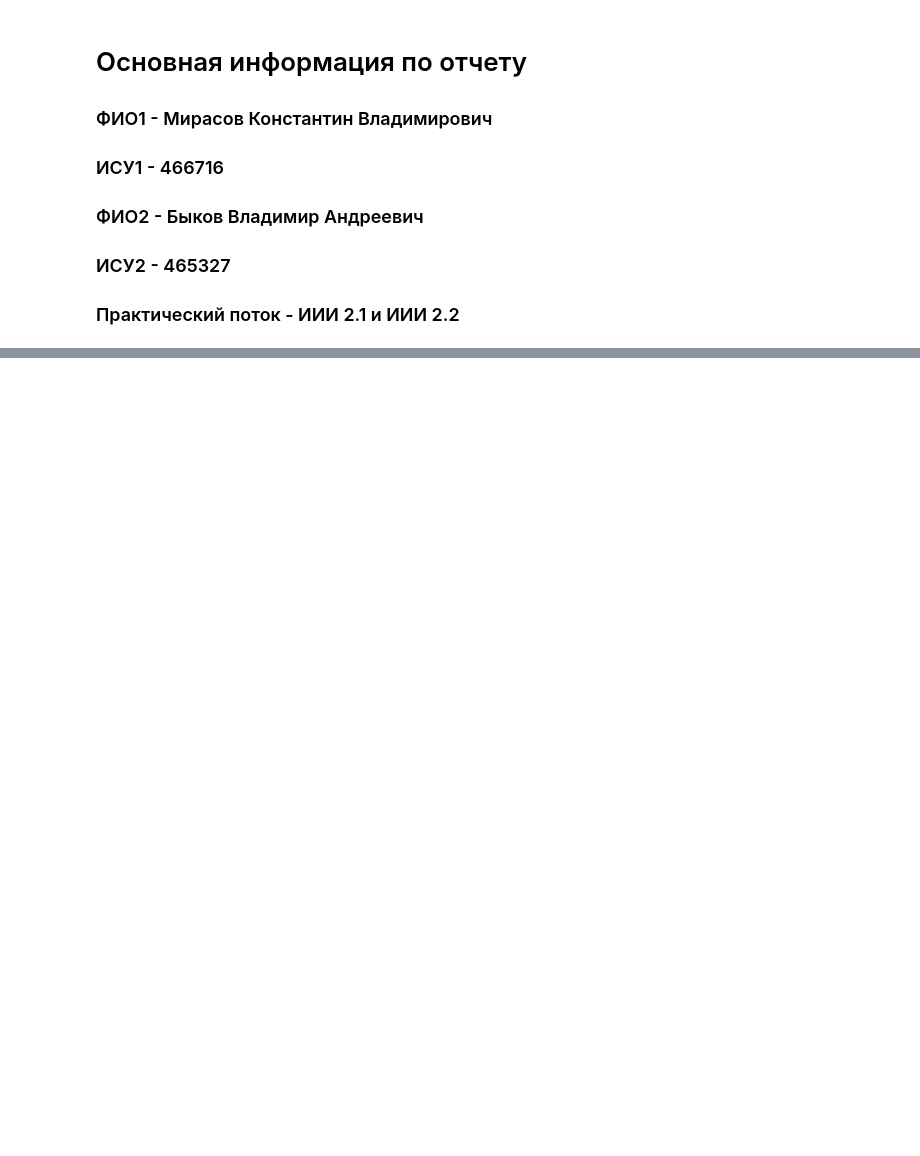
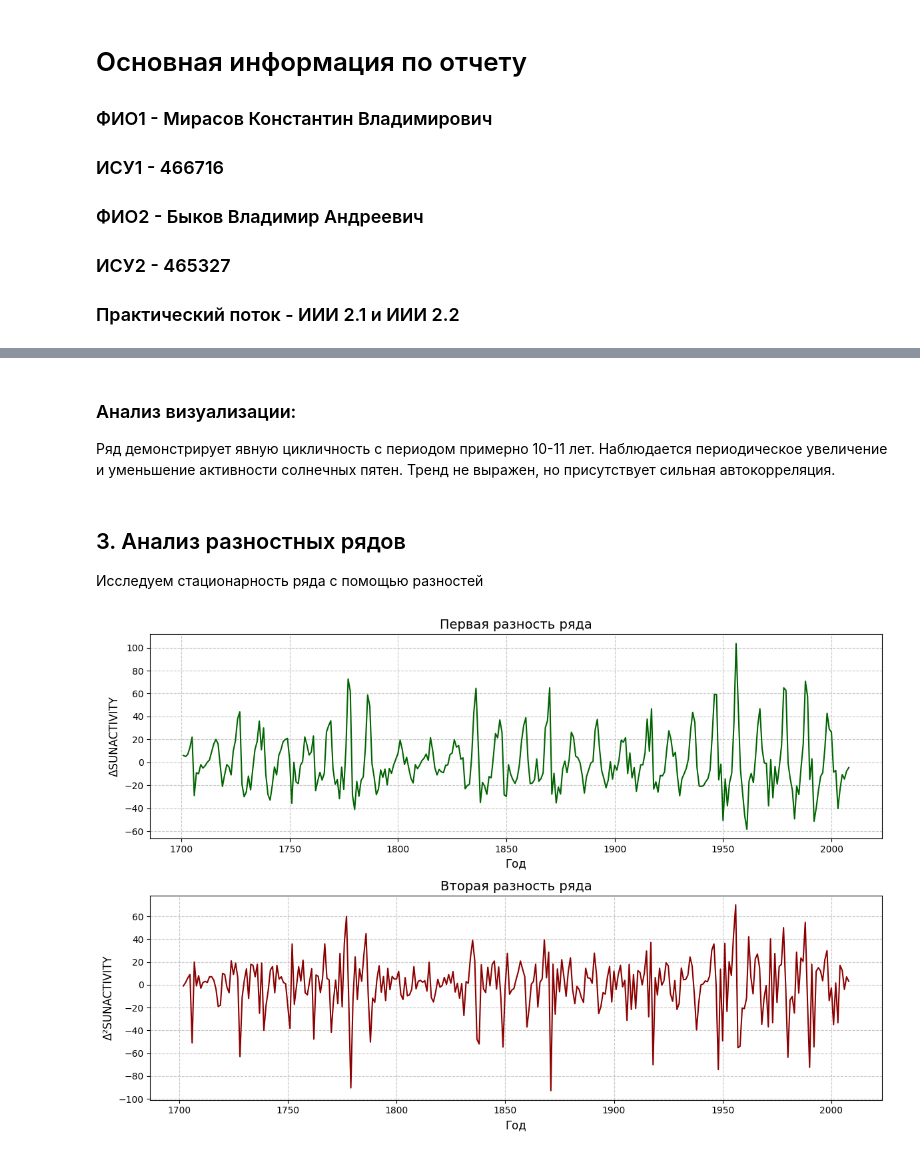
Before and after one commit to mezgou/labs-statistics-and-data-analysis, a Jupyter notebook: src/lab5/time_series.ipynb, the cells around one changed output, grey strips where cells are left out. Cells and saved outputs as stored; diff of their text form; code cells hidden in the pictures; blank space fills up the shorter version.

```diff
--- a/src/lab5/time_series.ipynb
+++ b/src/lab5/time_series.ipynb
@@ -26,0 +50,31 @@ from matplotlib.dates import YearLocator, MonthLocator, DateFormatter
+# %% [markdown]
+### Анализ визуализации:
+Ряд демонстрирует явную цикличность с периодом примерно 10-11 лет. Наблюдается периодическое увеличение и уменьшение активности солнечных пятен. Тренд не выражен, но присутствует сильная автокорреляция.
+# %% [markdown]
+## 3. Анализ разностных рядов
+Исследуем стационарность ряда с помощью разностей
+# %%
+diff1 = ts.diff().dropna()
+
+diff2 = ts.diff().diff().dropna()
+
+fig, axes = plt.subplots(2, 1, figsize=(12, 8))
+
+# Первая разность
+axes[0].plot(diff1, color='darkgreen')
+axes[0].set_title('Первая разность ряда', fontsize=14)
+axes[0].set_xlabel('Год', fontsize=12)
+axes[0].set_ylabel('ΔSUNACTIVITY', fontsize=12)
+axes[0].grid(True, linestyle='--', alpha=0.7)
+
+# Вторая разность
+axes[1].plot(diff2, color='darkred')
+axes[1].set_title('Вторая разность ряда', fontsize=14)
+axes[1].set_xlabel('Год', fontsize=12)
+axes[1].set_ylabel('Δ²SUNACTIVITY', fontsize=12)
+axes[1].grid(True, linestyle='--', alpha=0.7)
+
+plt.tight_layout()
+plt.show()
+# %% [output]
+[figure, added]
```
Also changed, not shown: parts of 20 cells of this notebook, 1 other file.
